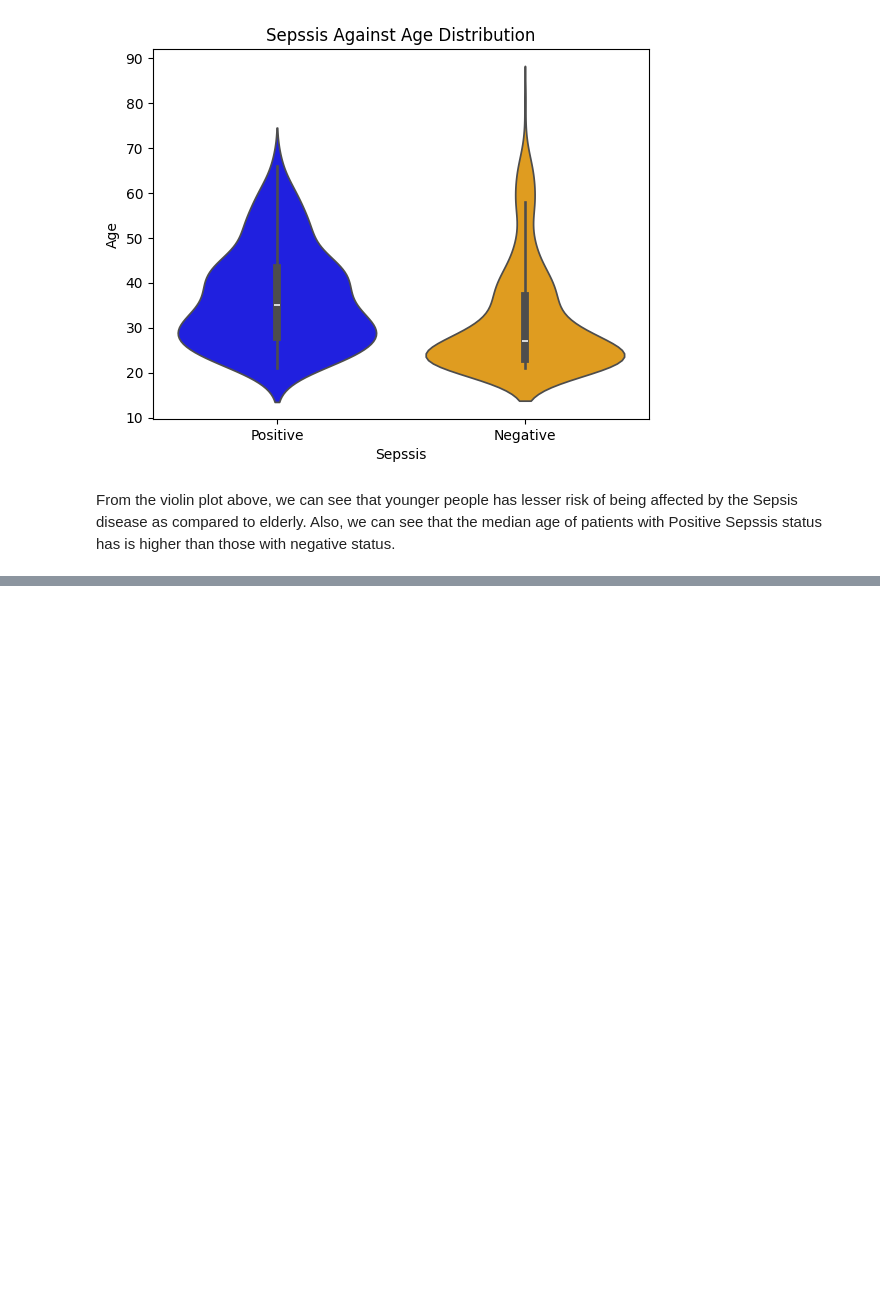
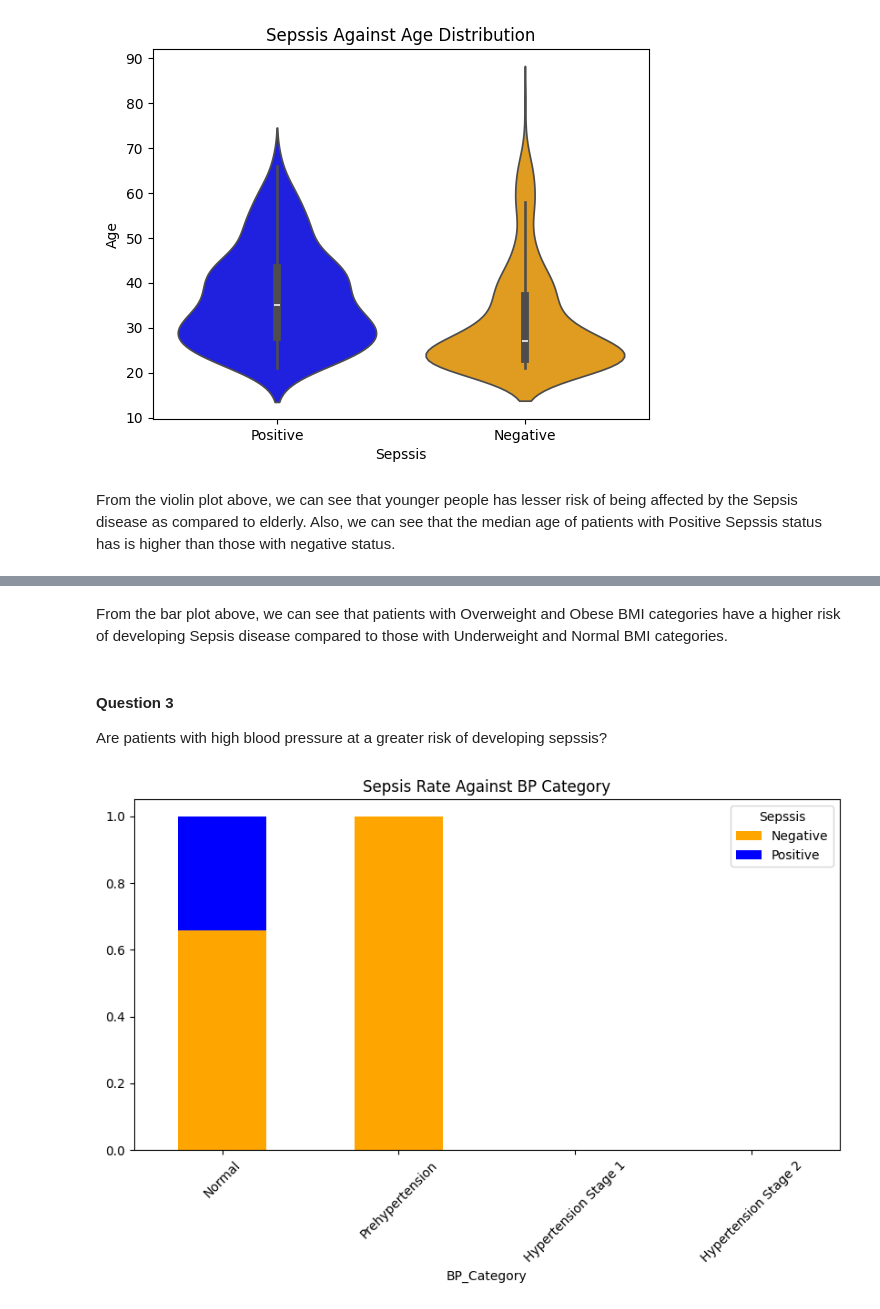
Before and after one commit to adubrightkwartengsnr/P5-Sepsis-Prediction-Embedding-Machine-Learning-Model-In-API, a Jupyter notebook: dev/sepsis_prediction.ipynb, the cells around one changed output, grey strips where cells are left out. Drawn from its saved outputs; the diff is of its cells as text; code cells hidden in the pictures; blank space fills up the shorter version.

```diff
--- a/dev/sepsis_prediction.ipynb
+++ b/dev/sepsis_prediction.ipynb
@@ -349,0 +358,21 @@ From the violin plot above, we can see that younger people has lesser risk of be
+# %% [markdown]
+
+From the bar plot above, we can see that patients with Overweight and Obese BMI categories have a higher risk of developing Sepsis disease compared to those with Underweight and Normal BMI categories.
+# %% [markdown]
+#### Question 3
+
+Are patients with high blood pressure at a greater risk of developing sepssis?
+# %%
+# Categorize BMI
+df["BP_Category"] = pd.cut(df["Blood_Pressure"],bins=[0,120,129,139,float("inf")],
+                            labels=["Normal","Prehypertension","Hypertension Stage 1","Hypertension Stage 2",])
+
+sepssis_counts = df.groupby("BP_Category")["Sepssis"].value_counts(normalize=True).unstack()
+
+# Plot Sepsis Rate for each BMI category
+sepssis_counts.plot(kind="bar", stacked=True, figsize=(10,5), color=custom_palette)
+plt.title("Sepsis Rate Against BP Category")
+plt.xticks(rotation = 45)
+plt.show()
+# %% [output]
+[figure, added]
```
Also changed, not shown: parts of 33 cells of this notebook.
